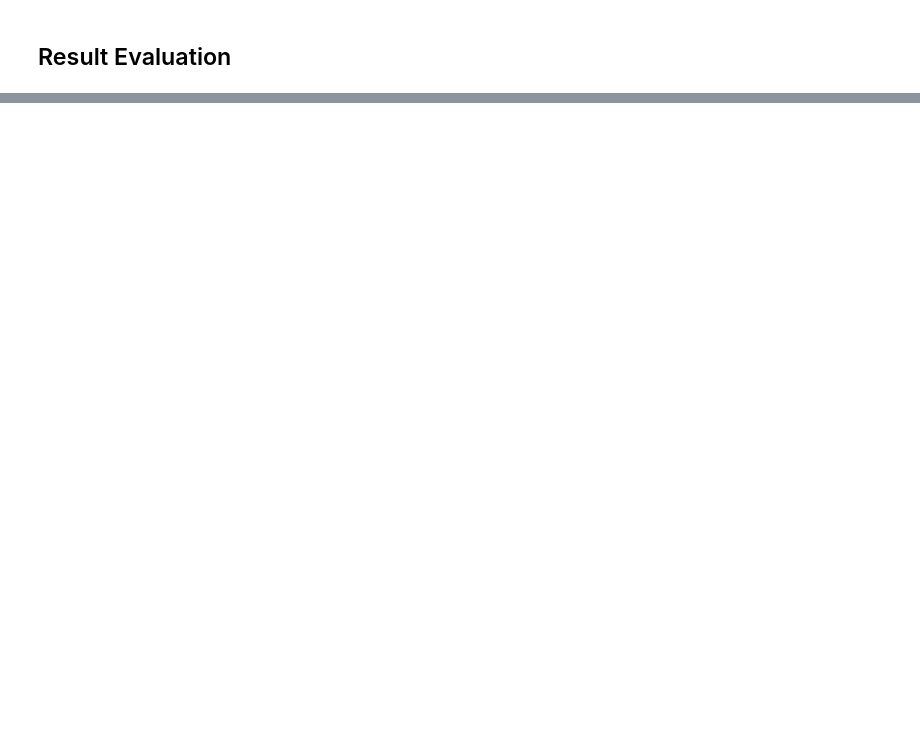
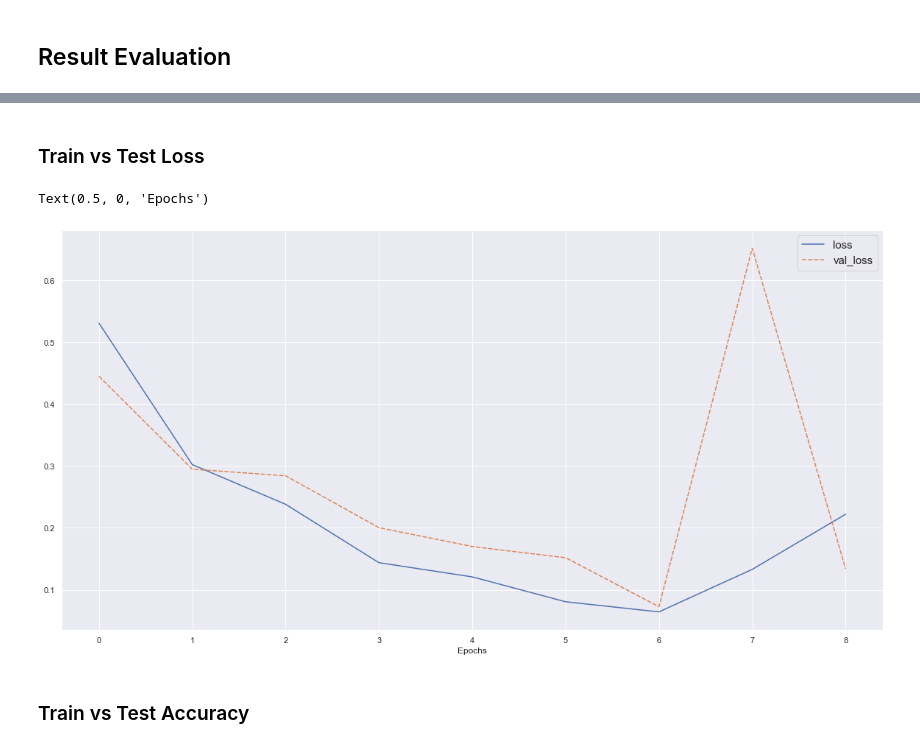
Before and after one commit to ShirsenduRyo/Activation-Function, a Jupyter notebook: Bank note Classification.ipynb, the cells around one changed output, grey strips where cells are left out. Cells and saved outputs as stored; diff of their text form; code cells hidden in the pictures; blank space fills up the shorter version.

```diff
--- a/Bank note Classification.ipynb
+++ b/Bank note Classification.ipynb
@@ -462,0 +317,3 @@ Epoch 19/60
+# %%
+def relu(x):
+    return (k0 +k1*x)
@@ -462,0 +472,19 @@ Epoch 19/60
+# %%
+model = Sequential()
+model.add(Dense(10, input_dim = 4))
+model.add(Activation(relu, name='CustomRelu'))
+
+model.add(Dense(1,activation='sigmoid'))
+
+model.add(Dense(1))
+
+opt = keras.optimizers.Adam(learning_rate=0.01)
+
+model.compile(loss='binary_crossentropy',metrics=['accuracy'], optimizer= opt)
+
+callbacks = [
+tf.keras.callbacks.EarlyStopping(patience=2, monitor='val_loss'),
+#tf.keras.callbacks.TensorBoard(log_dir = 'logs')
+]
+
+results = model.fit(X_train, y_train, validation_split=0.2, batch_size=25, epochs=60, callbacks=callbacks, verbose=0)
@@ -499,0 +558,3 @@ plt.show()
+# %%
+dfk = pd.DataFrame.from_dict(results.history)
+dfk.head()
@@ -499,0 +568,13 @@ plt.show()
+# %% [markdown]
+### Train vs Test Loss
+# %%
+dfk_loss = dfk[["loss","val_loss"]]
+# %%
+sns.lineplot(data=dfk_loss)
+plt.legend(prop={"size":15})
+plt.xlabel("Epochs")
+# %% [output]
+Text(0.5, 0, 'Epochs')
+[figure, added]
+# %% [markdown]
+### Train vs Test Accuracy
```
Also changed, not shown: parts of 99 cells of this notebook, 4 other files.
